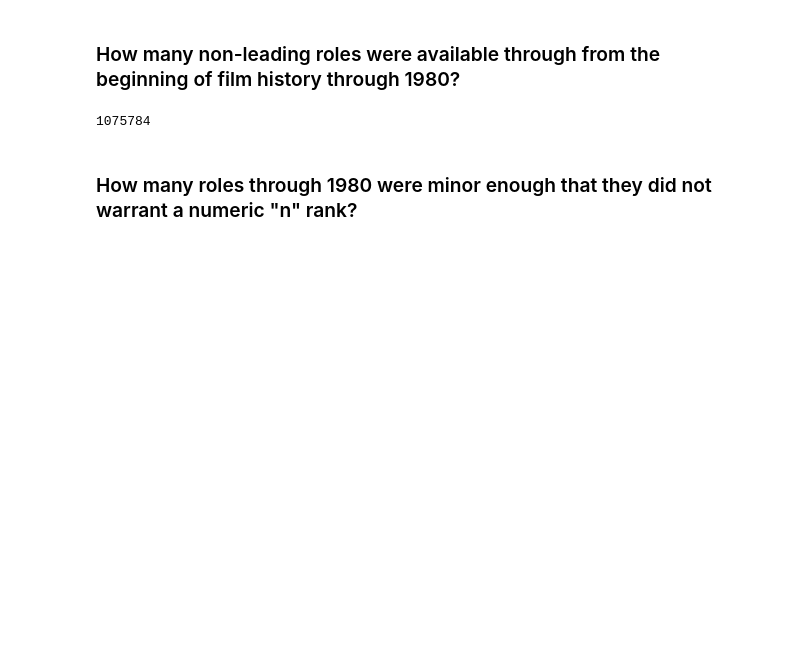
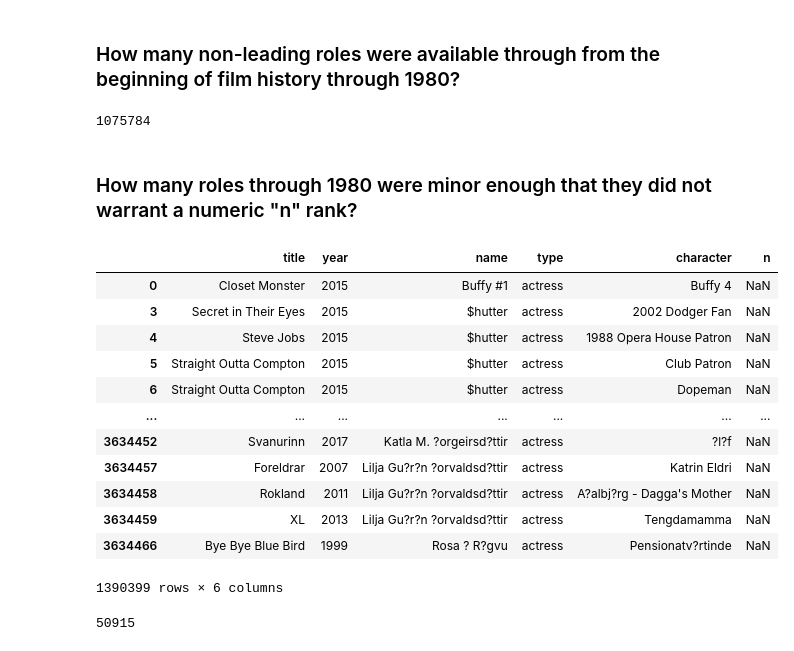
Before and after one commit to digitalminimal/Pandas_exercise, a Jupyter notebook: Exercises-1.ipynb, the cells around one changed output. Drawn from its saved outputs; the diff is of its cells as text; code cells hidden in the pictures; blank space fills up the shorter version.

```diff
--- a/Exercises-1.ipynb
+++ b/Exercises-1.ipynb
@@ -562,3 +562,26 @@ len(q)
 1075784
 # %% [markdown]
 ### How many roles through 1980 were minor enough that they did not warrant a numeric "n" rank?
+# %%
+cast[cast['n'].isnull()]
+# %% [output]
+|  | title | year | name | type | character | n |
+| 0 | Closet Monster | 2015 | Buffy #1 | actress | Buffy 4 | NaN |
+| 3 | Secret in Their Eyes | 2015 | $hutter | actress | 2002 Dodger Fan | NaN |
+| 4 | Steve Jobs | 2015 | $hutter | actress | 1988 Opera House Patron | NaN |
+| 5 | Straight Outta Compton | 2015 | $hutter | actress | Club Patron | NaN |
+| 6 | Straight Outta Compton | 2015 | $hutter | actress | Dopeman | NaN |
+| ... | ... | ... | ... | ... | ... | ... |
+| 3634452 | Svanurinn | 2017 | Katla M. ?orgeirsd?ttir | actress | ?l?f | NaN |
+| 3634457 | Foreldrar | 2007 | Lilja Gu?r?n ?orvaldsd?ttir | actress | Katrin Eldri | NaN |
+| 3634458 | Rokland | 2011 | Lilja Gu?r?n ?orvaldsd?ttir | actress | A?albj?rg - Dagga's Mother | NaN |
+| 3634459 | XL | 2013 | Lilja Gu?r?n ?orvaldsd?ttir | actress | Tengdamamma | NaN |
+| 3634466 | Bye Bye Blue Bird | 1999 | Rosa ? R?gvu | actress | Pensionatv?rtinde | NaN |
+1390399 rows × 6 columns
+# %%
+q=cast[cast['n'].isnull()]
+q=q[q['year'].between(1980,1989)]
+q=q.sort_values(by="year",ascending=True)
+len(q)
+# %% [output]
+50915
```
